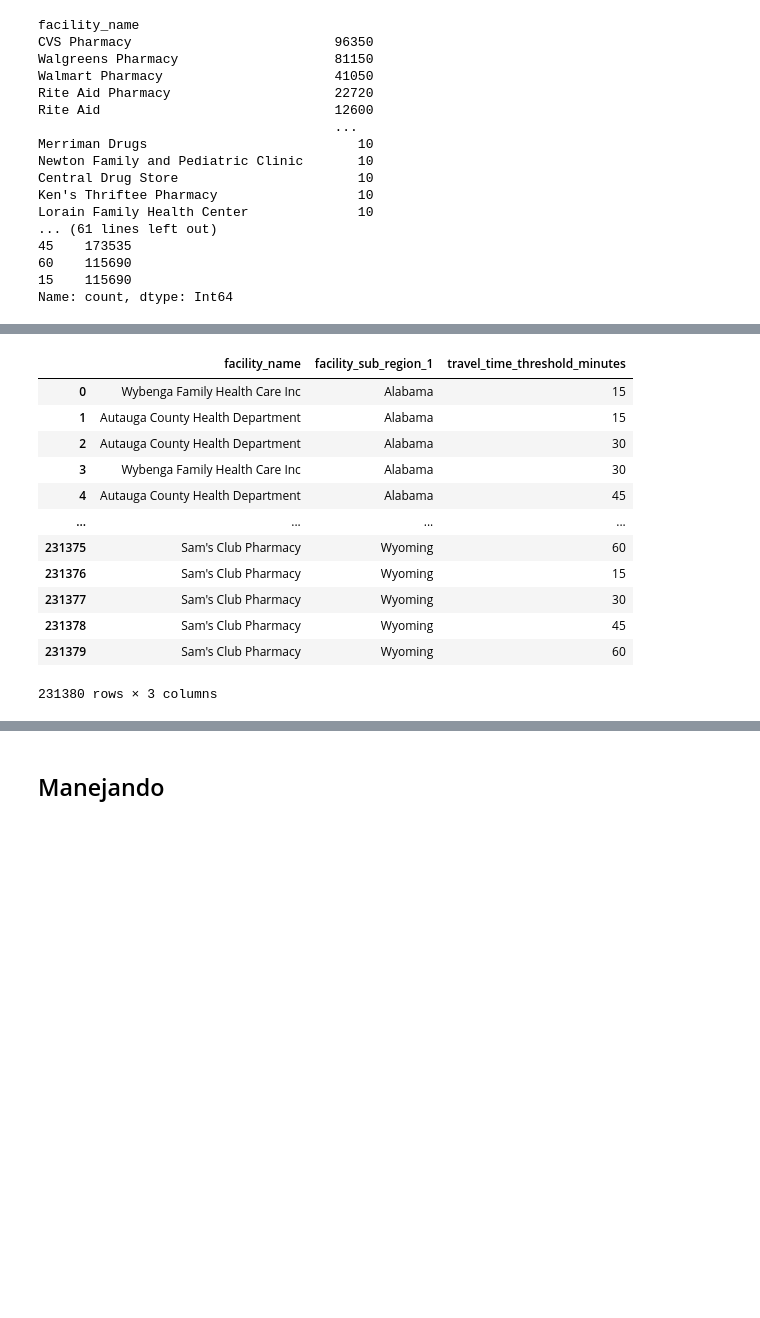
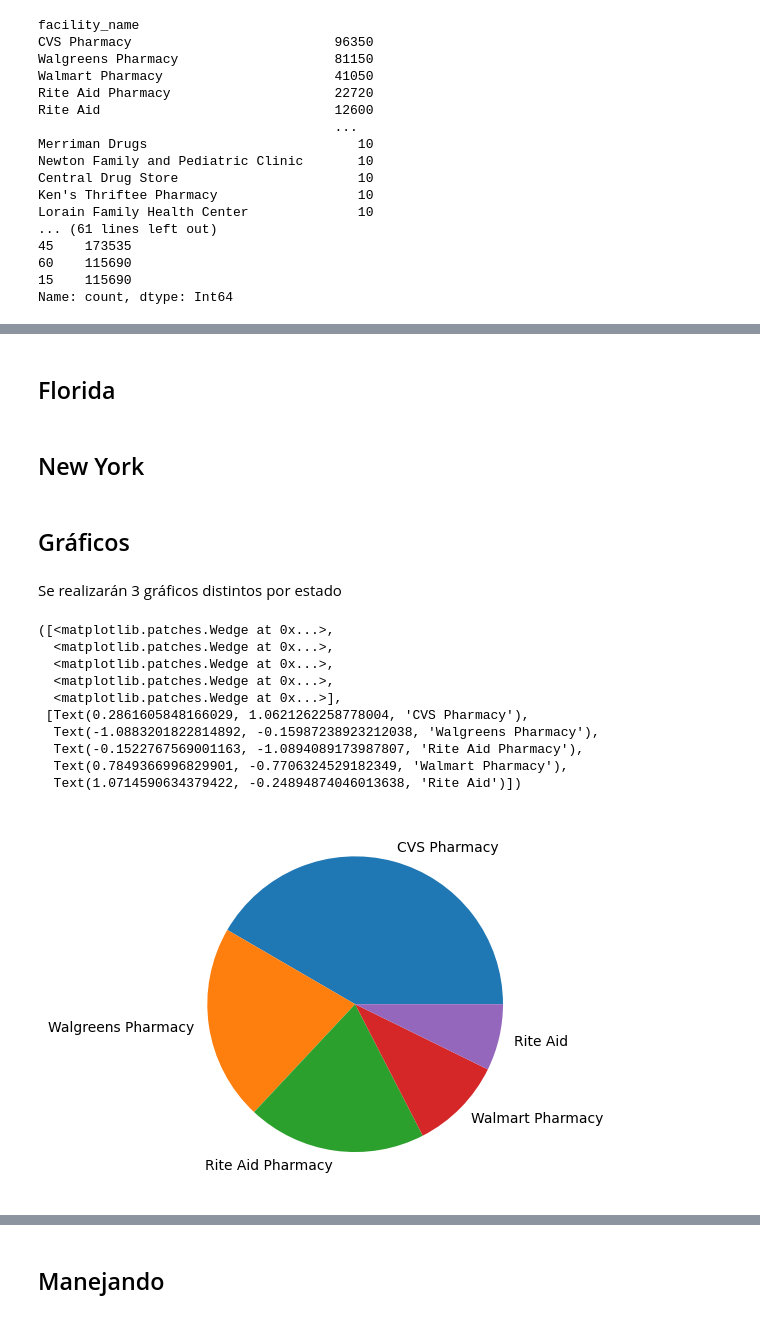
Before and after one commit to VicenteLizana/Solemne1, a Jupyter notebook: Prueba1.ipynb, the cells around one changed output, grey strips where cells are left out. Drawn from its saved outputs; the diff is of its cells as text; code cells hidden in the pictures; blank space fills up the shorter version.

```diff
--- a/Prueba1.ipynb
+++ b/Prueba1.ipynb
@@ -132,27 +164,21 @@ Revisemos datos especificos por cada medio de transporte:
 # %%
 #Ahora podemos realizar querys que nos permitan relacionar datos.
-#Revisemos especificamente los datos por medio de transporte:
-#Caminando
+#Revisemos especificamente los datos de California
 query = """
-                SELECT  facility_name, facility_sub_region_1, travel_time_threshold_minutes
-                FROM `bigquery-public-data.covid19_vaccination_access.facility_boundary_us_walk`
-                WHERE facility_country_region = "United States";
+                SELECT  facility_name, mode_of_transportation, travel_time_threshold_minutes
+                FROM `bigquery-public-data.covid19_vaccination_access.facility_boundary_us_all`
+                WHERE facility_sub_region_1 = "California"
         """
 
 query_job = client.query(query)
-Datocaminando = query_job.to_dataframe()
-Datocaminando
+Datocal = query_job.to_dataframe()
+Datocal = Datocal.reset_index(drop= True)
-# %% [output]
-|  | facility_name | facility_sub_region_1 | travel_time_threshold_minutes |
-| 0 | Wybenga Family Health Care Inc | Alabama | 15 |
-| 1 | Autauga County Health Department | Alabama | 15 |
-| 2 | Autauga County Health Department | Alabama | 30 |
-| 3 | Wybenga Family Health Care Inc | Alabama | 30 |
-| 4 | Autauga County Health Department | Alabama | 45 |
-| ... | ... | ... | ... |
-| 231375 | Sam's Club Pharmacy | Wyoming | 60 |
-| 231376 | Sam's Club Pharmacy | Wyoming | 15 |
-| 231377 | Sam's Club Pharmacy | Wyoming | 30 |
-| 231378 | Sam's Club Pharmacy | Wyoming | 45 |
-| 231379 | Sam's Club Pharmacy | Wyoming | 60 |
-231380 rows × 3 columns
+# %%
+facility_counts = Datocal["facility_name"].value_counts()
+
+facility_counts_df = pd.DataFrame(facility_counts, columns=["count"])
+
+facility_counts_df = facility_counts_df.reset_index()
+facility_counts_df.columns = ["facility_name", "count"]
+# %% [markdown]
+## Florida
@@ -158,0 +197,26 @@ Datocaminando
+# %% [markdown]
+## New York
+# %% [markdown]
+## Gráficos
+# %% [markdown]
+Se realizarán 3 gráficos distintos por estado
+# %%
+# Data
+labels = facility_counts_df["facility_name"][:5]
+value = facility_counts_df["count"][:5]
+# Pie chart
+fig, ax = plt.subplots()
+ax.pie(value, labels = labels)
+# plt.show()
+# %% [output]
+([<matplotlib.patches.Wedge at 0x...>,
+  <matplotlib.patches.Wedge at 0x...>,
+  <matplotlib.patches.Wedge at 0x...>,
+  <matplotlib.patches.Wedge at 0x...>,
+  <matplotlib.patches.Wedge at 0x...>],
+ [Text(0.2861605848166029, 1.0621262258778004, 'CVS Pharmacy'),
+  Text(-1.0883201822814892, -0.15987238923212038, 'Walgreens Pharmacy'),
+  Text(-0.1522767569001163, -1.0894089173987807, 'Rite Aid Pharmacy'),
+  Text(0.7849366996829901, -0.7706324529182349, 'Walmart Pharmacy'),
+  Text(1.0714590634379422, -0.24894874046013638, 'Rite Aid')])
+[figure, added]
```
Also changed, not shown: parts of 18 cells of this notebook, 1 other file.
